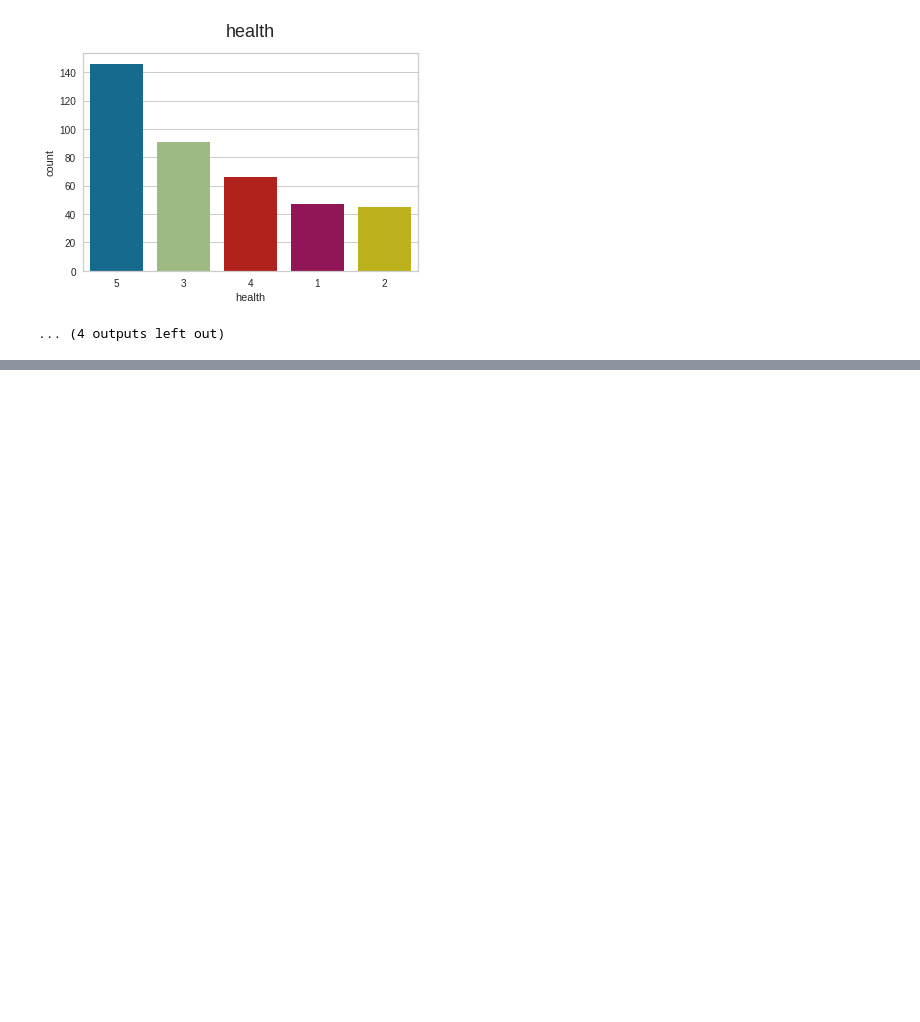
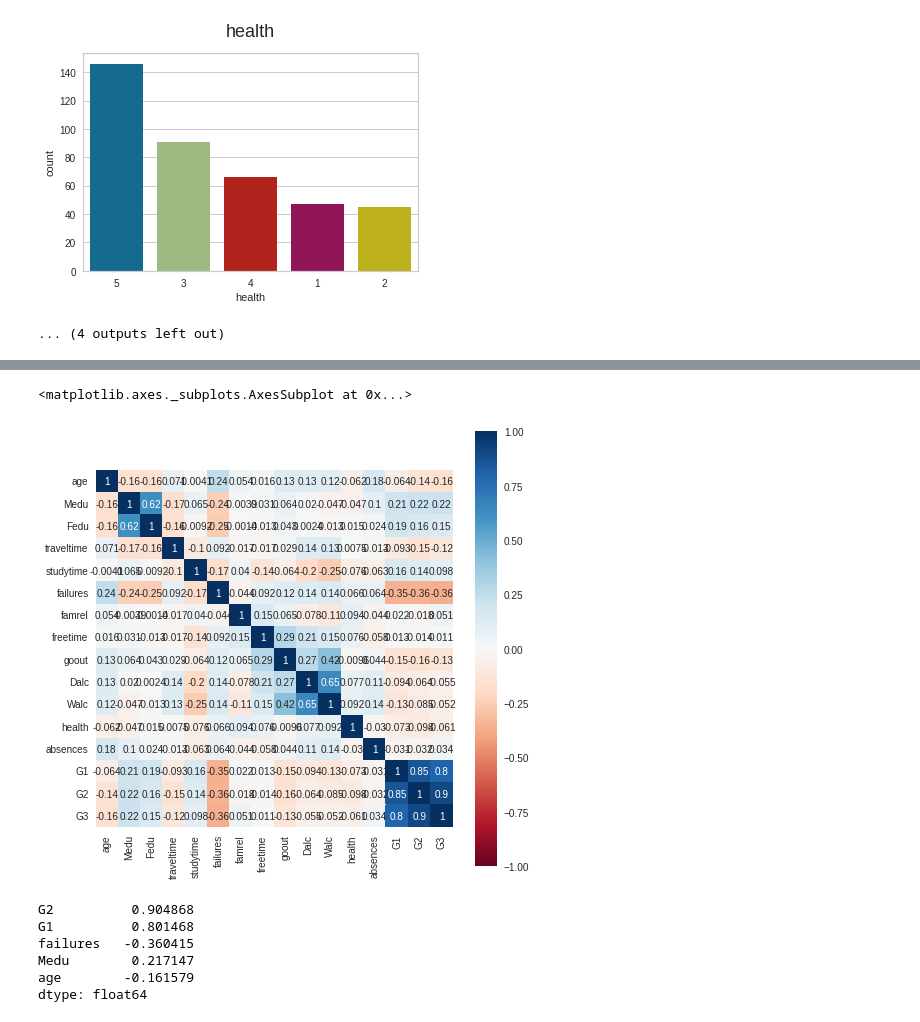
Before and after one commit to aaguil8a/Tabular-Playground-Series---Oct-2021, a Jupyter notebook: SecondIdeaAAA.ipynb, the cells around one changed output, grey strips where cells are left out. Drawn from its saved outputs; the diff is of its cells as text; code cells hidden in the pictures; blank space fills up the shorter version.

```diff
--- a/SecondIdeaAAA.ipynb
+++ b/SecondIdeaAAA.ipynb
@@ -326,9 +320,0 @@ WARNING:matplotlib.axes._axes:*c* argument looks like a single numeric RGB or RG
-# %%
-def tweak_kag2(df):
-    df = pd.get_dummies(df, drop_first=True)
-    cols = [c.replace(' ', '_') for c in df.columns]
-    df.columns = cols
-    return df
-
-df = tweak_kag2(df)
-df.head(5)
@@ -606,0 +321,17 @@ print(tree.export_text(dt, feature_names=list(X.columns)))
+# %%
+fig, ax = plt.subplots(figsize=(8,8))
+sns.heatmap(df.corr(), cmap='RdBu', vmin=-1, vmax=1, annot=True, square=True, ax=ax)
+# %% [output]
+<matplotlib.axes._subplots.AxesSubplot at 0x...>
+[figure, added]
+# %%
+corr_target = df.corrwith(df["G3"])
+corr_target.reindex(corr_target.abs().sort_values(ascending=False).index)[1:].head(5)
+# Here we see that for our target: the features that have highest corr.
+# %% [output]
+G2          0.904868
+G1          0.801468
+failures   -0.360415
+Medu        0.217147
+age        -0.161579
+dtype: float64
```
Also changed, not shown: parts of 55 cells of this notebook.
